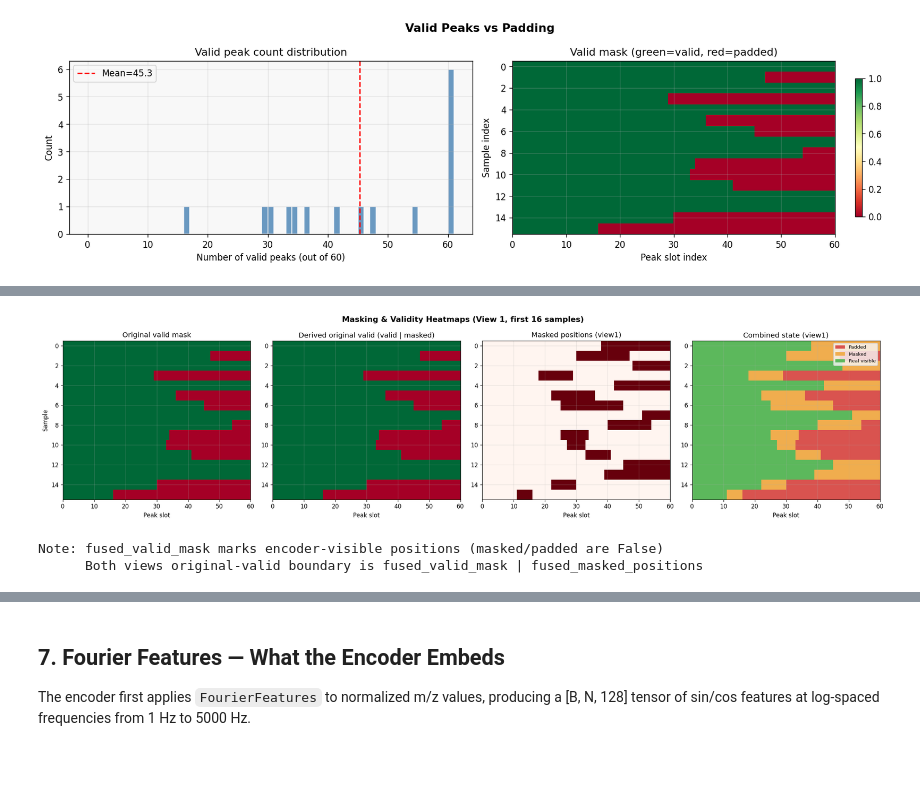
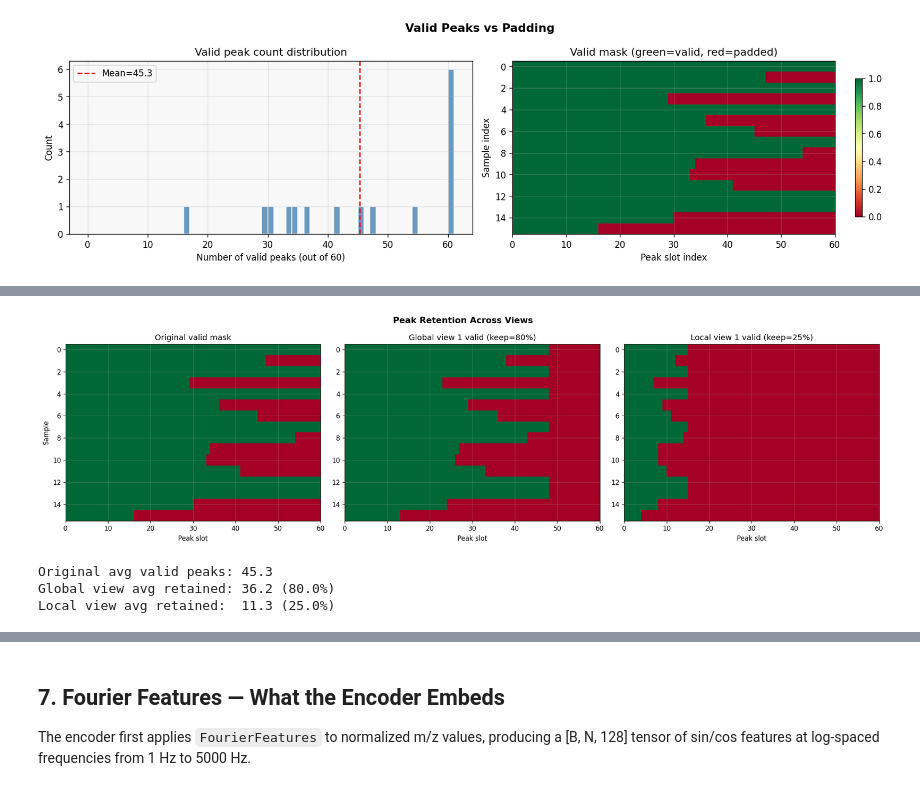
Before and after one commit to wchen99998/spectra-learning, a Jupyter notebook: notebooks/visualize_input_pipeline.executed.ipynb, the cells around one changed output, grey strips where cells are left out. Cells and saved outputs as stored; diff of their text form; code cells hidden in the pictures; blank space fills up the shorter version.

```diff
--- a/notebooks/visualize_input_pipeline.executed.ipynb
+++ b/notebooks/visualize_input_pipeline.executed.ipynb
@@ -66,13 +66,7 @@ raw_ds = _build_dataset(
     include_fingerprint=False,
     min_peak_intensity=dm.min_peak_intensity,
     mz_representation=dm.mz_representation,
-    include_sigreg_augmentation=False,  # No augmentation
-    sigreg_contiguous_mask_fraction_min=0.10,
-    sigreg_contiguous_mask_fraction_max=0.40,
-    sigreg_random_drop_fraction_min=0.05,
-    sigreg_random_drop_fraction_max=0.15,
-    sigreg_mz_jitter_std=0.0001,
-    sigreg_intensity_jitter_std=0.005,
+    augmentation_type="none",
     peak_ordering=cfg.peak_ordering,
 )
 
@@ -324,67 +281,55 @@ Visualize the contiguous + random masking pattern across multiple samples.
 # %%
-fig, axes = plt.subplots(1, 4, figsize=(20, 5))
-fig.suptitle('Masking & Validity Heatmaps (View 1, first 16 samples)', fontsize=13, fontweight='bold')
+num_global = cfg.multicrop_num_global_views
+num_local = cfg.multicrop_num_local_views
+V = num_global + num_local
+N = _NUM_PEAKS_OUTPUT
 
-N = _NUM_PEAKS_OUTPUT
-v1_masked_all = aug_batch['fused_masked_positions'][:B]         # [B, N]
-v1_model_valid_all = aug_batch['fused_valid_mask'][:B]          # [B, N] — what model sees
-v1_orig_valid_all = v1_model_valid_all | v1_masked_all          # [B, N] — original valid boundary
+fig, axes = plt.subplots(1, 3, figsize=(18, 5))
+fig.suptitle('Peak Retention Across Views', fontsize=13, fontweight='bold')
+
+fused_valid = aug_batch['fused_valid_mask']  # [V*B, N]
 orig_valid_all = raw_batch['peak_valid_mask'][:B]
 
-# Combined state: 0=padded, 1=masked, 2=real peak (visible)
-combined = np.zeros_like(orig_valid_all, dtype=float)
-combined[v1_orig_valid_all.astype(bool) & ~v1_masked_all.astype(bool)] = 2  # real, visible
-combined[v1_masked_all.astype(bool)] = 1  # masked
-# padded stays 0
-
-from matplotlib.colors import ListedColormap
-cmap3 = ListedColormap(['#d9534f', '#f0ad4e', '#5cb85c'])  # red=padded, orange=masked, green=real visible
-
-# (a) Original valid mask (pre-augmentation)
+# (a) Original valid mask
 ax = axes[0]
 ax.imshow(orig_valid_all.astype(float), aspect='auto', cmap='RdYlGn',
           interpolation='nearest', extent=[0, N, B-0.5, -0.5])
 ax.set_title('Original valid mask')
 ax.set_xlabel('Peak slot')
 ax.set_ylabel('Sample')
 
-# (b) Derived original valid mask after augmentation
+# (b) Global view valid mask (first global view)
 ax = axes[1]
-ax.imshow(v1_orig_valid_all.astype(float), aspect='auto', cmap='RdYlGn',
+global_valid = fused_valid[:B]  # first global view
+ax.imshow(global_valid.astype(float), aspect='auto', cmap='RdYlGn',
           interpolation='nearest', extent=[0, N, B-0.5, -0.5])
-ax.set_title('Derived original valid (valid | masked)')
+ax.set_title(f'Global view 1 valid (keep={cfg.multicrop_global_keep_fraction:.0%})')
 ax.set_xlabel('Peak slot')
 
-# (c) Masked positions (view1)
+# (c) Local view valid mask (first local view)
 ax = axes[2]
-ax.imshow(v1_masked_all.astype(float), aspect='auto', cmap='Reds',
+local_valid = fused_valid[num_global * B:(num_global + 1) * B]  # first local view
+ax.imshow(local_valid.astype(float), aspect='auto', cmap='RdYlGn',
           interpolation='nearest', extent=[0, N, B-0.5, -0.5])
-ax.set_title('Masked positions (view1)')
+ax.set_title(f'Local view 1 valid (keep={cfg.multicrop_local_keep_fraction:.0%})')
 ax.set_xlabel('Peak slot')
 
-# (d) Combined: padded / masked / real visible
-ax = axes[3]
-im = ax.imshow(combined, aspect='auto', cmap=cmap3, vmin=0, vmax=2,
-               interpolation='nearest', extent=[0, N, B-0.5, -0.5])
-ax.set_title('Combined state (view1)')
-ax.set_xlabel('Peak slot')
-legend_elements = [
-    Patch(facecolor='#d9534f', label='Padded'),
-    Patch(facecolor='#f0ad4e', label='Masked'),
-    Patch(facecolor='#5cb85c', label='Real visible'),
-]
-ax.legend(handles=legend_elements, loc='upper right', fontsize=8)
-
 plt.tight_layout()
-plt.savefig('notebooks/fig_mask_heatmap.png', bbox_inches='tight')
+plt.savefig('notebooks/fig_retention_heatmap.png', bbox_inches='tight')
 plt.show()
 
-print('Note: fused_valid_mask marks encoder-visible positions (masked/padded are False)')
-print('      Both views original-valid boundary is fused_valid_mask | fused_masked_positions')
+# Summary stats
+orig_counts = orig_valid_all.sum(axis=1)
+global_counts = global_valid.sum(axis=1)
+local_counts = local_valid.sum(axis=1)
+print(f"Original avg valid peaks: {orig_counts.mean():.1f}")
+print(f"Global view avg retained: {global_counts.mean():.1f} ({global_counts.mean()/orig_counts.mean():.1%})")
+print(f"Local view avg retained:  {local_counts.mean():.1f} ({local_counts.mean()/orig_counts.mean():.1%})")
 # %% [output]
-[figure, old version]
+[figure, new version]
-Note: fused_valid_mask marks encoder-visible positions (masked/padded are False)
-      Both views original-valid boundary is fused_valid_mask | fused_masked_positions
+Original avg valid peaks: 45.3
+Global view avg retained: 36.2 (80.0%)
+Local view avg retained:  11.3 (25.0%)
 # %% [markdown]
 ## 5. Fused Batch — What the Encoder Actually Sees
 
```
Also changed, not shown: parts of 16 cells of this notebook, 8 other files.
